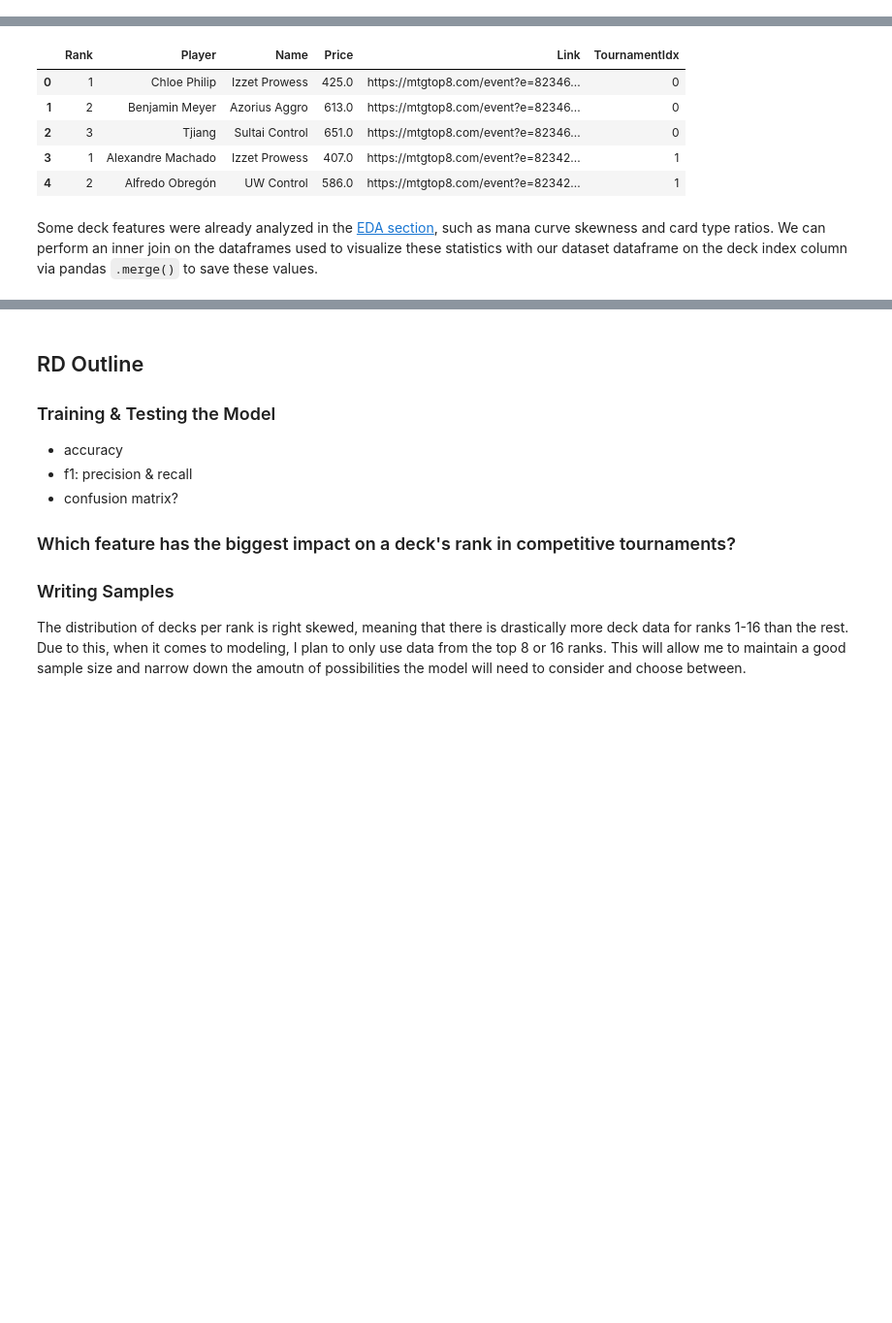
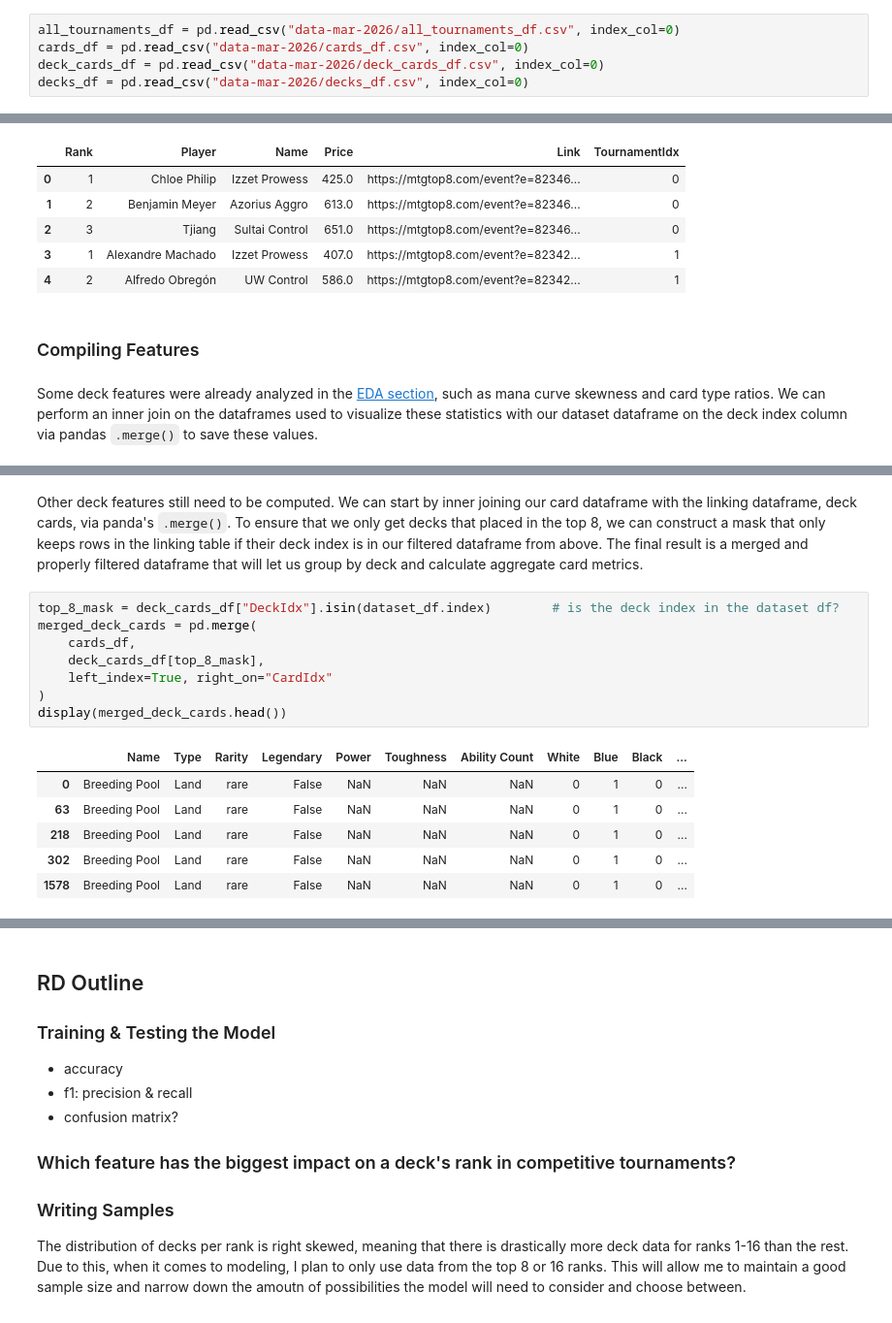
Before and after one commit to abbyortego/cmps-6790-final-tutorial, a Jupyter notebook: Final.ipynb, the cells around one changed output, grey strips where cells are left out. Shown at 97% size. Saved outputs shown, nothing was run; the diff lists cells and outputs as text; blank space fills up the shorter version.

```diff
--- a/Final.ipynb
+++ b/Final.ipynb
@@ -947,6 +947,11 @@ plt.show()
 The distribution of decks per rank is right skewed, meaning that there is drastically more deck data for ranks 1-16 than the rest. Due to this, when it comes to modeling, we should plan to only use data from a subset of ranks (i.e., top 8, top 16, or group these ranks into superclasses). This will allow us to maintain a good sample size and narrow down the amount of possibilities the model will need to consider and choose between.
 # %% [markdown]
 # Modeling Deck Rankings for Tournaments
+# %%
+all_tournaments_df = pd.read_csv("data-mar-2026/all_tournaments_df.csv", index_col=0)
+cards_df = pd.read_csv("data-mar-2026/cards_df.csv", index_col=0)
+deck_cards_df = pd.read_csv("data-mar-2026/deck_cards_df.csv", index_col=0)
+decks_df = pd.read_csv("data-mar-2026/decks_df.csv", index_col=0)
 # %% [markdown]
 ## A Logistic Regression Model for Classification
 # %% [markdown]
@@ -982,6 +982,8 @@ dataset_df.head()
 | 2 | 3 | Tjiang | Sultai Control | 651.0 | https://mtgtop8.com/event?e=82346... | 0 |
 | 3 | 1 | Alexandre Machado | Izzet Prowess | 407.0 | https://mtgtop8.com/event?e=82342... | 1 |
 | 4 | 2 | Alfredo Obregón | UW Control | 586.0 | https://mtgtop8.com/event?e=82342... | 1 |
+# %% [markdown]
+### Compiling Features
 # %% [markdown]
 Some deck features were already analyzed in the [EDA section](#exploratory-data-analysis), such as mana curve skewness and card type ratios. We can perform an inner join on the dataframes used to visualize these statistics with our dataset dataframe on the deck index column via pandas `.merge()` to save these values.
 # %%
@@ -999,3 +1001,20 @@ display(dataset_df.head())
 | 2 | 2 | 3 | Tjiang | Sultai Control | 651.0 | https://mtgtop8.com/event?e=82346... | 0 | 2 | 1.310032 | 2 | ... |
 | 3 | 3 | 1 | Alexandre Machado | Izzet Prowess | 407.0 | https://mtgtop8.com/event?e=82342... | 1 | 3 | 2.076984 | 3 | ... |
 | 4 | 4 | 2 | Alfredo Obregón | UW Control | 586.0 | https://mtgtop8.com/event?e=82342... | 1 | 4 | 0.966634 | 4 | ... |
+# %% [markdown]
+Other deck features still need to be computed. We can start by inner joining our card dataframe with the linking dataframe, deck cards, via panda's `.merge()`. To ensure that we only get decks that placed in the top 8, we can construct a mask that only keeps rows in the linking table if their deck index is in our filtered dataframe from above. The final result is a merged and properly filtered dataframe that will let us group by deck and calculate aggregate card metrics.
+# %%
+top_8_mask = deck_cards_df["DeckIdx"].isin(dataset_df.index)        # is the deck index in the dataset df?
+merged_deck_cards = pd.merge(
+    cards_df,
+    deck_cards_df[top_8_mask],
+    left_index=True, right_on="CardIdx"
+)
+display(merged_deck_cards.head())
+# %% [output]
+|  | Name | Type | Rarity | Legendary | Power | Toughness | Ability Count | White | Blue | Black | ... |
+| 0 | Breeding Pool | Land | rare | False | NaN | NaN | NaN | 0 | 1 | 0 | ... |
+| 63 | Breeding Pool | Land | rare | False | NaN | NaN | NaN | 0 | 1 | 0 | ... |
+| 218 | Breeding Pool | Land | rare | False | NaN | NaN | NaN | 0 | 1 | 0 | ... |
+| 302 | Breeding Pool | Land | rare | False | NaN | NaN | NaN | 0 | 1 | 0 | ... |
+| 1578 | Breeding Pool | Land | rare | False | NaN | NaN | NaN | 0 | 1 | 0 | ... |
```
Also changed, not shown: parts of 15 cells of this notebook.
